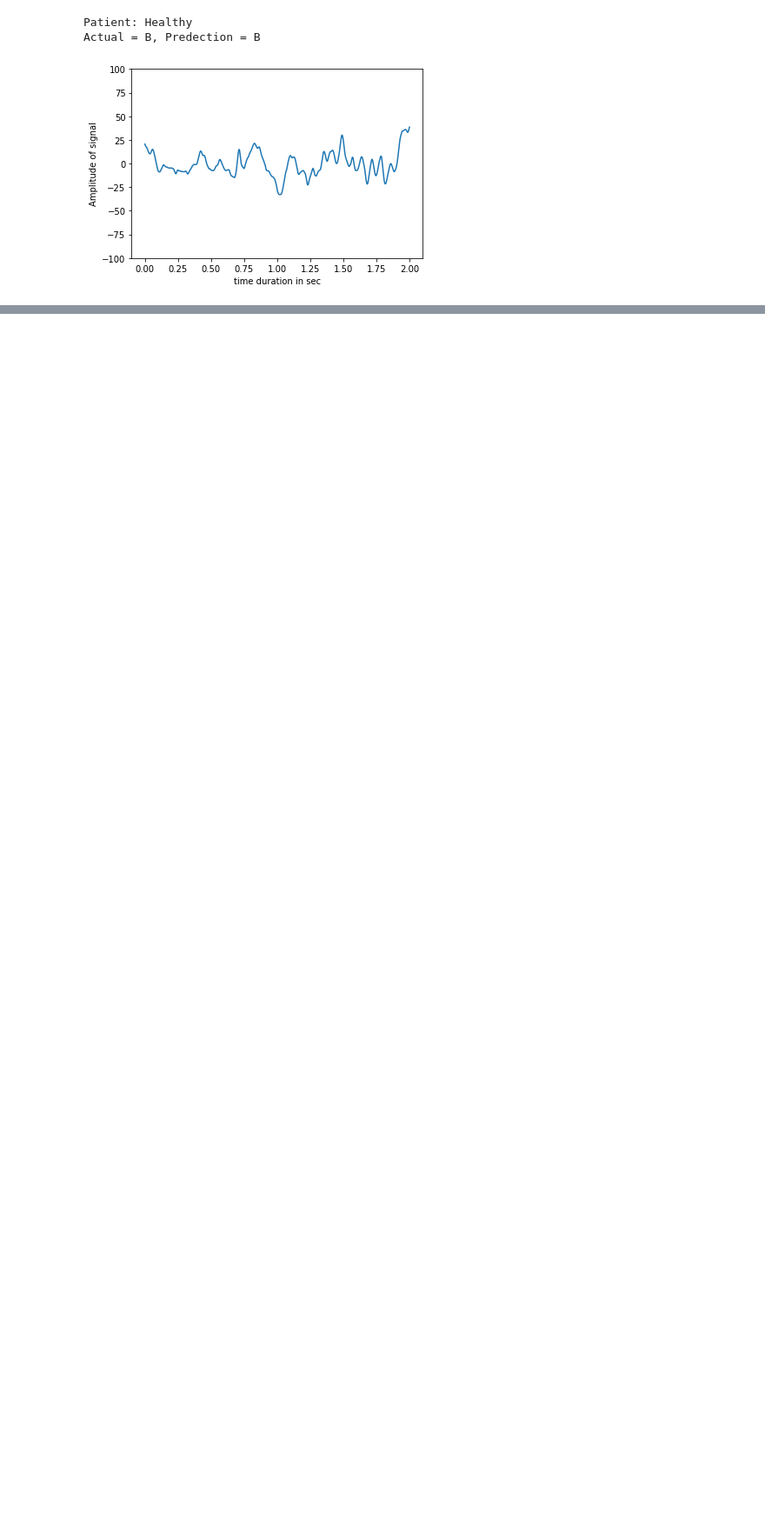
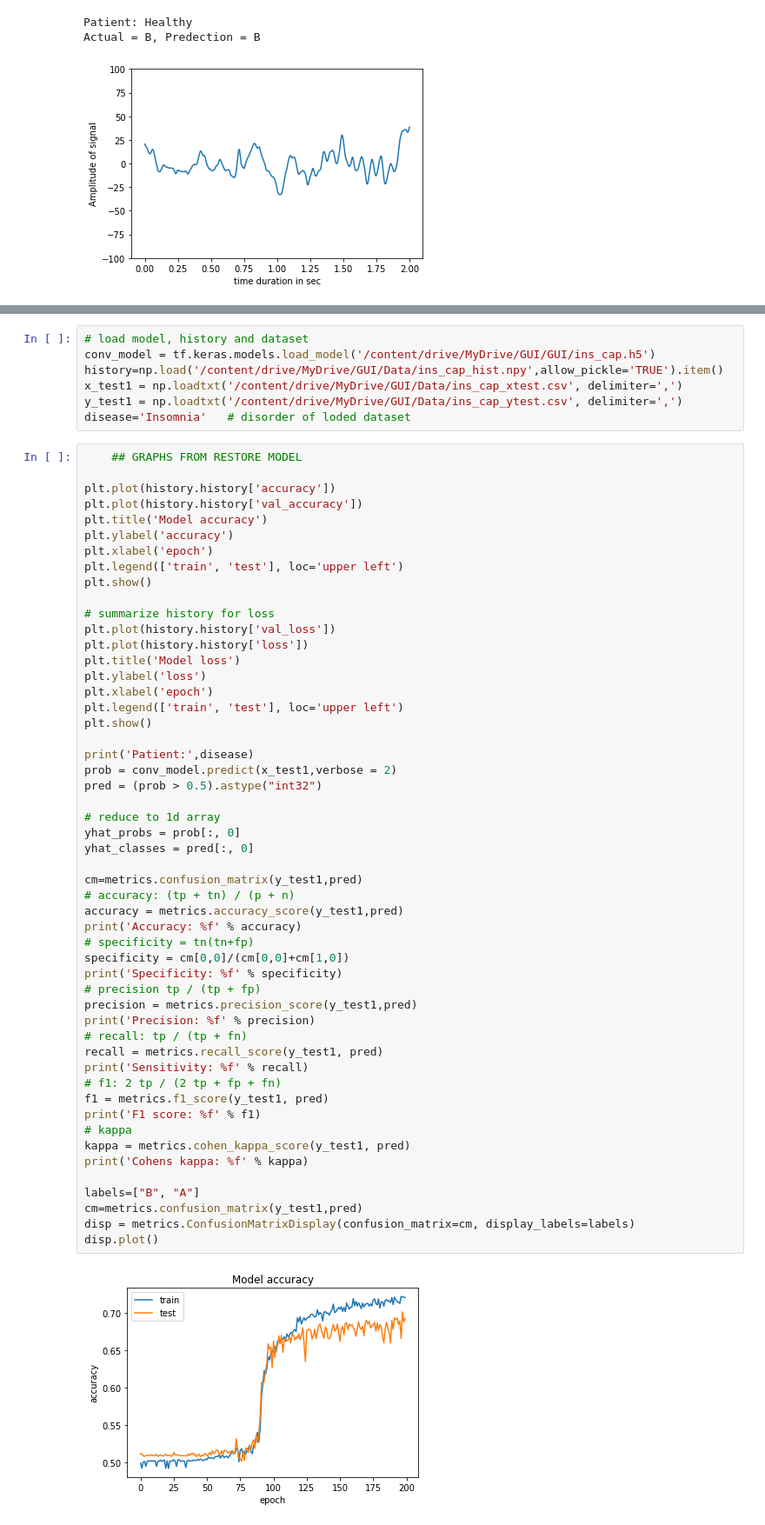
Before and after one commit to Shrutii07/CAP-Phase-Detection, a Jupyter notebook: CAP_phase_detection.ipynb, the cells around one changed output, grey strips where cells are left out. Shown at 87% size. Saved outputs shown, nothing was run; the diff lists cells and outputs as text; blank space fills up the shorter version.

Commit message:
results of all diseases added

```diff
--- a/CAP_phase_detection.ipynb
+++ b/CAP_phase_detection.ipynb
@@ -446,0 +451,61 @@ Text(0.5, 0, 'False positive rate')
+# %%
+# load model, history and dataset
+conv_model = tf.keras.models.load_model('/content/drive/MyDrive/GUI/GUI/ins_cap.h5')
+history=np.load('/content/drive/MyDrive/GUI/Data/ins_cap_hist.npy',allow_pickle='TRUE').item()
+x_test1 = np.loadtxt('/content/drive/MyDrive/GUI/Data/ins_cap_xtest.csv', delimiter=',')
+y_test1 = np.loadtxt('/content/drive/MyDrive/GUI/Data/ins_cap_ytest.csv', delimiter=',')
+disease='Insomnia'   # disorder of loded dataset
+# %%
+    ## GRAPHS FROM RESTORE MODEL
+
+plt.plot(history.history['accuracy'])
+plt.plot(history.history['val_accuracy'])
+plt.title('Model accuracy')
+plt.ylabel('accuracy')
+plt.xlabel('epoch')
+plt.legend(['train', 'test'], loc='upper left')
+plt.show()
+
+# summarize history for loss
+plt.plot(history.history['val_loss'])
+plt.plot(history.history['loss'])
+plt.title('Model loss')
+plt.ylabel('loss')
+plt.xlabel('epoch')
+plt.legend(['train', 'test'], loc='upper left')
+plt.show()
+
+print('Patient:',disease)
+prob = conv_model.predict(x_test1,verbose = 2)
+pred = (prob > 0.5).astype("int32")
+
+# reduce to 1d array
+yhat_probs = prob[:, 0]
+yhat_classes = pred[:, 0]
+
+cm=metrics.confusion_matrix(y_test1,pred)
+# accuracy: (tp + tn) / (p + n)
+accuracy = metrics.accuracy_score(y_test1,pred)
+print('Accuracy: %f' % accuracy)
+# specificity = tn(tn+fp)
+specificity = cm[0,0]/(cm[0,0]+cm[1,0])
+print('Specificity: %f' % specificity)
+# precision tp / (tp + fp)
+precision = metrics.precision_score(y_test1,pred)
+print('Precision: %f' % precision)
+# recall: tp / (tp + fn)
+recall = metrics.recall_score(y_test1, pred)
+print('Sensitivity: %f' % recall)
+# f1: 2 tp / (2 tp + fp + fn)
+f1 = metrics.f1_score(y_test1, pred)
+print('F1 score: %f' % f1)
+# kappa
+kappa = metrics.cohen_kappa_score(y_test1, pred)
+print('Cohens kappa: %f' % kappa)
+
+labels=["B", "A"]
+cm=metrics.confusion_matrix(y_test1,pred)
+disp = metrics.ConfusionMatrixDisplay(confusion_matrix=cm, display_labels=labels)
+disp.plot()
+# %% [output]
+[figure, added]
```
Also changed, not shown: parts of 28 cells of this notebook.
